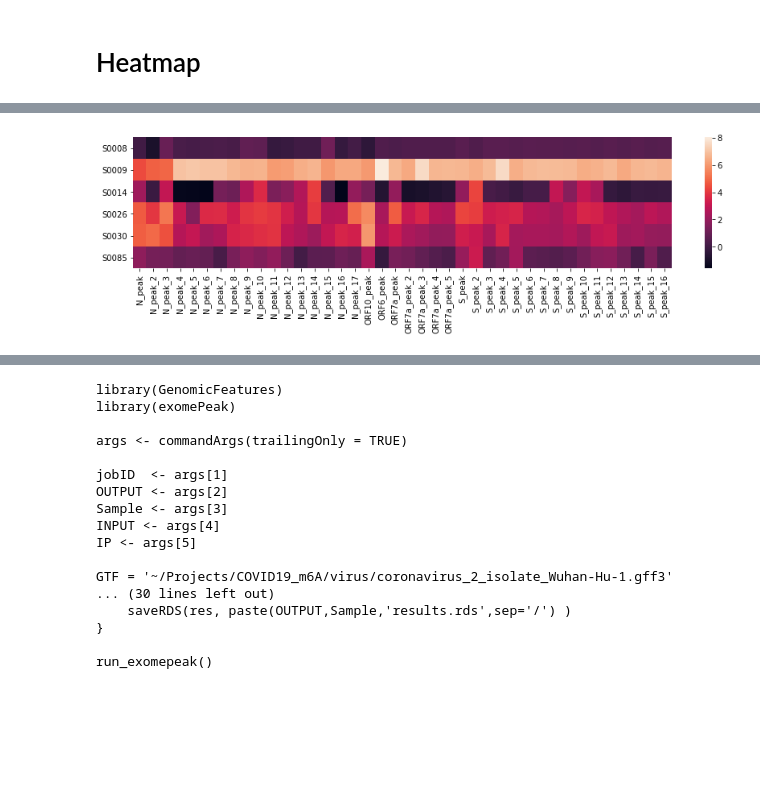
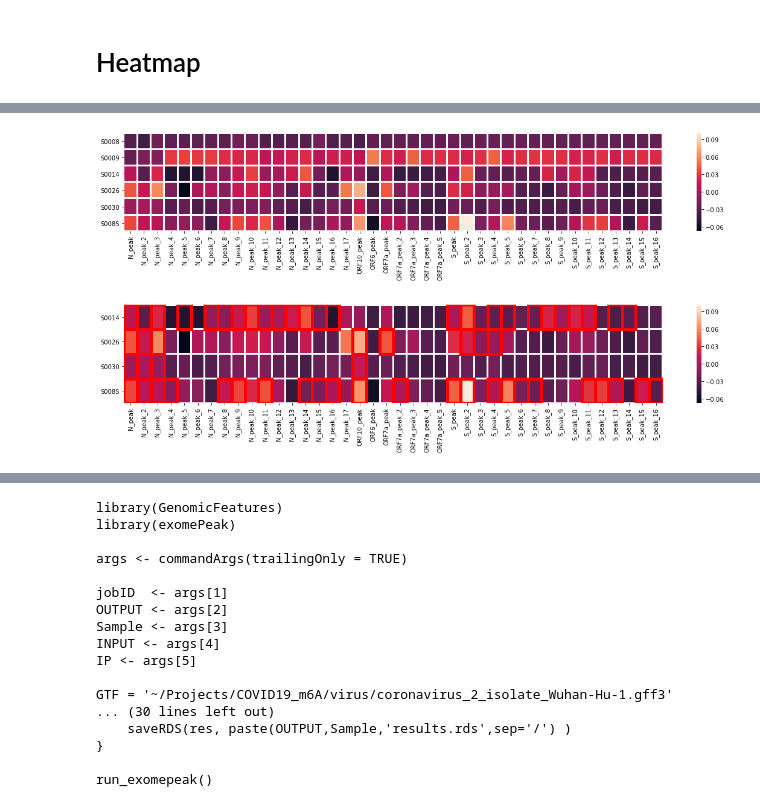
Before and after one commit to goodarzilab/Abe, a Jupyter notebook: Projects/COVID19_m6A/notebook.ipynb, the cells around one changed output, grey strips where cells are left out. Drawn from its saved outputs; the diff is of its cells as text; code cells hidden in the pictures; blank space fills up the shorter version.

```diff
--- a/Projects/COVID19_m6A/notebook.ipynb
+++ b/Projects/COVID19_m6A/notebook.ipynb
@@ -233,9 +249,22 @@ res_df.to_csv('log2RIPvsIN.txt', sep='\t')
 import seaborn as sns
 from matplotlib.patches import Rectangle
 
-def add_border(sig):
+def add_border(plot,sig):
     i,j = sig
-    heat_map.add_patch(Rectangle((i, j), 1, 1, fill=False, edgecolor='red', lw=5))
+    plot.add_patch(Rectangle((i, j), 1, 1, fill=False, edgecolor='red', lw=5))
+
+def draw_heatmap(data, sig_labels,borders=True):
+    plt.figure(figsize=(20,3))
+    heat_map = sns.heatmap(data,linewidth=2)
+    # add borders
+    if borders is True:
+        for sig in sig_labels: add_border (heat_map,sig)
+
+    bottom, top = heat_map.get_ylim()
+    heat_map.set_ylim(bottom + 0.5, top - 0.5)
+    heat_map.set_yticklabels(heat_map.get_yticklabels(), rotation=0)
+    plt.show()
+    return heat_map
 
 sig_labels = [
     ### N
@@ -244,7 +273,7 @@ sig_labels = [
     # S0026
     (i-1,1) for i in range(1,4)]+[
     # S0030
-    (i-1,2) for i in range(1,4)] + [
+    (i-1,2) for i in range(1,4)]+[
      # S0085
     (i,3) for i in list(range(0,4))+[7,8,10]+list(range(13,16))] + [
     ### ORF10 & ORF7
@@ -257,16 +286,3 @@ sig_labels = [
     # S0030
     # S0085
     (23+i, 3) for i in [1, 2, 4, 5, 6, 7, 11, 12, 13, 15, 16] ]
-# subset data for samples with ct < 18
-data = res_df[['S0014','S0026','S0030','S0085']].T
-
-plt.figure(figsize=(20,3))
-heat_map = sns.heatmap(data,linewidth=2)
-# add borders
-for sig in sig_labels: add_border (sig)
-
-bottom, top = heat_map.get_ylim()
-heat_map.set_ylim(bottom + 0.5, top - 0.5)
-heat_map.set_yticklabels(heat_map.get_yticklabels(), rotation=0)
-
-plt.show()
@@ -275,15 +289,20 @@ plt.show()
-# %%
-import seaborn as sns
-
-plt.figure(figsize=(15,3))
-heat_map = sns.heatmap(res_df[['S0008','S0009','S0014','S0026','S0030','S0085']].T)
-
-
-bottom, top = heat_map.get_ylim()
-heat_map.set_ylim(bottom + 0.5, top - 0.5)
-
-
-heat_map.set_yticklabels(heat_map.get_yticklabels(), rotation=0)
-plt.show()
-# %% [output]
-[figure, removed]
+# %%
+res = read_data(big_df, total, n_sam=len(Samples)*2, norm='l1')
+res_df = pd.DataFrame(data=res, columns=Samples, index=Peak_names)
+
+data = res_df[['S0008','S0009','S0014','S0026','S0030','S0085']].T
+
+h = draw_heatmap(data, sig_labels, borders=False)
+# %% [output]
+[figure, added]
+# %%
+# final result
+res = read_data(big_df, total, n_sam=len(Samples)*2, norm='l1')
+res_df = pd.DataFrame(data=res, columns=Samples, index=Peak_names)
+
+# subset data for samples with ct < 18
+data = res_df[['S0014','S0026','S0030','S0085']].T
+
+h = draw_heatmap(data, sig_labels)
+# %% [output]
+[figure, added]
```
Also changed, not shown: parts of 5 cells of this notebook, 1 other file.
